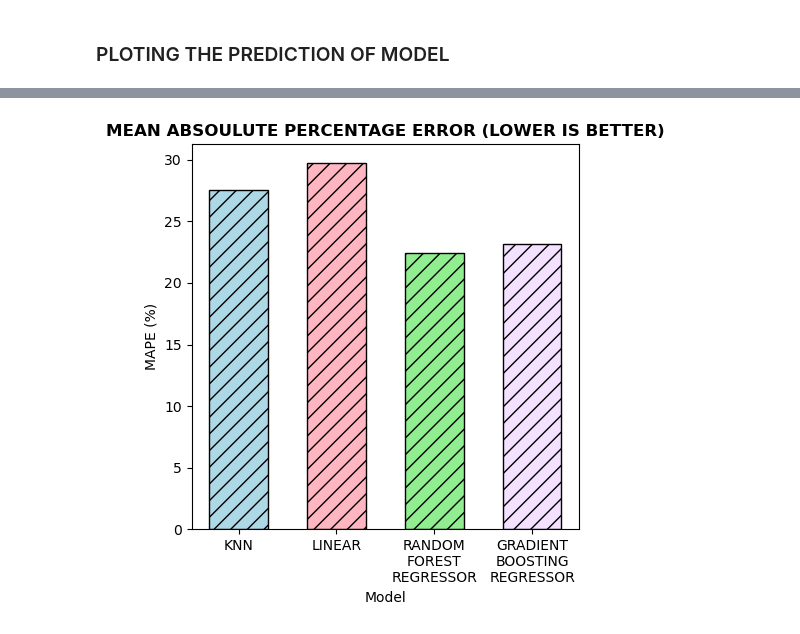
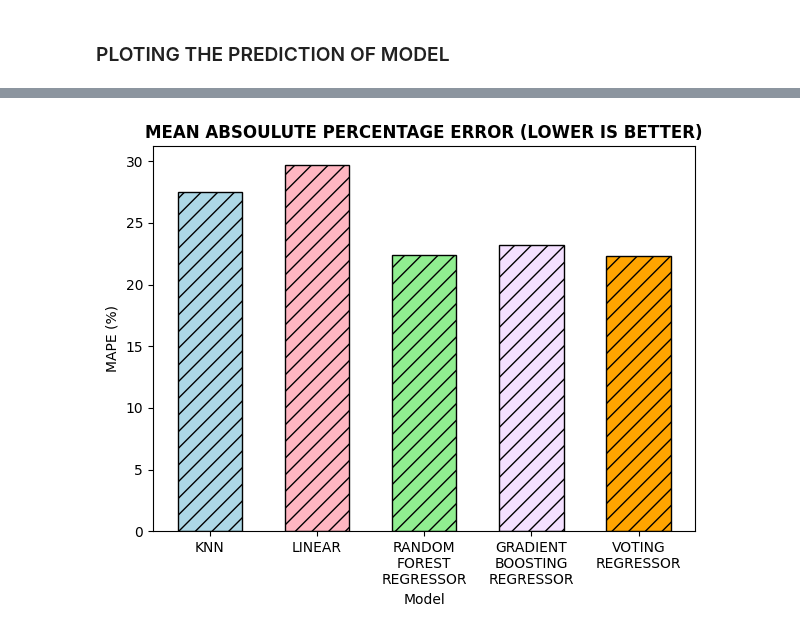
Before and after one commit to sahil-deo/Notebooks, a Jupyter notebook: RegressionModelComparision/RegressionModelComparsion.ipynb, the cells around one changed output, grey strips where cells are left out. Cells and saved outputs as stored; diff of their text form; code cells hidden in the pictures.

```diff
--- a/RegressionModelComparision/RegressionModelComparsion.ipynb
+++ b/RegressionModelComparision/RegressionModelComparsion.ipynb
@@ -85,12 +98,14 @@ pipe_KNN = joblib.load('pipe_KNN.model')
 pipe_Linear = joblib.load('pipe_Linear.model')
 pipe_GradientBoostingRegressor = joblib.load('pipe_GradientBoostingRegressor.model')
 pipe_RandomForestRegressor = joblib.load('pipe_RandomForestRegressor.model')
+voting_model = joblib.load('voting_model.model')
 
 # Predicting Y
 pred_KNN = pipe_KNN.predict(X_test)
 pred_Linear = pipe_Linear.predict(X_test)
 pred_GradientBoostingRegressor = pipe_GradientBoostingRegressor.predict(X_test)
 pred_RandomForestRegressor = pipe_RandomForestRegressor.predict(X_test)
+pred_Voting = voting_model.predict(X_test)
 # %% [markdown]
 ### PLOTING THE PREDICTION OF MODEL
 # %%
@@ -139,12 +161,13 @@ mape_KNN = mean_absolute_percentage_error(y_test, pred_KNN)
 mape_Linear = mean_absolute_percentage_error(y_test, pred_Linear)
 mape_RandomForestRegressor = mean_absolute_percentage_error(y_test, pred_RandomForestRegressor)
 mape_GradientBoostingRegressor = mean_absolute_percentage_error(y_test, pred_GradientBoostingRegressor)
+mape_Voting = mean_absolute_percentage_error(y_test, pred_Voting)
 
 mse_KNN = mean_squared_error(y_test, pred_KNN)
 mse_Linear = mean_squared_error(y_test, pred_Linear)
 mse_RandomForestRegressor = mean_squared_error(y_test, pred_RandomForestRegressor)
 mse_GradientBoostingRegressor = mean_squared_error(y_test, pred_GradientBoostingRegressor)
-
+mse_Voting = mean_squared_error(y_test, pred_Voting)
 
 
 print("MEAN ABSOULUTE PERCENTAGE ERROR")
@@ -162,23 +185,23 @@ KNN: 0.695, LINEAR: 0.595, RandomForestRegressor: 0.463,  GradientBoostingRegres
 # %%
-plt.figure(figsize=(5, 5))
+plt.figure(figsize=(7, 5))
 bars=plt.bar(
-    ['KNN', 'LINEAR', 'RANDOM\nFOREST\nREGRESSOR', 'GRADIENT\nBOOSTING\nREGRESSOR'],
-    [mape_KNN*100, mape_Linear*100, mape_RandomForestRegressor*100, mape_GradientBoostingRegressor*100],
-    color=['#ADD8E6', '#FFB6C1', '#90EE90', '#f4e0ff'],
+    ['KNN', 'LINEAR', 'RANDOM\nFOREST\nREGRESSOR', 'GRADIENT\nBOOSTING\nREGRESSOR', 'VOTING\nREGRESSOR'],
+    [mape_KNN*100, mape_Linear*100, mape_RandomForestRegressor*100, mape_GradientBoostingRegressor*100, mape_Voting*100],
+    color=['#ADD8E6', '#FFB6C1', '#90EE90', '#f4e0ff', 'orange'],
     edgecolor='black', width=0.6
 )
 
 for bar in bars:
     bar.set_hatch('//')
 
 
 plt.xlabel('Model')
 plt.ylabel('MAPE (%)')
 
 plt.title('MEAN ABSOULUTE PERCENTAGE ERROR (LOWER IS BETTER)', fontweight='bold', fontsize=12)
 plt.show()
 # %% [output]
-[figure, old version]
+[figure, new version]
 # %%
 final_data = {'KNN':pred_KNN,
               'LINEAR': pred_Linear,
```
Also changed, not shown: parts of 6 cells of this notebook, 5 other files.
